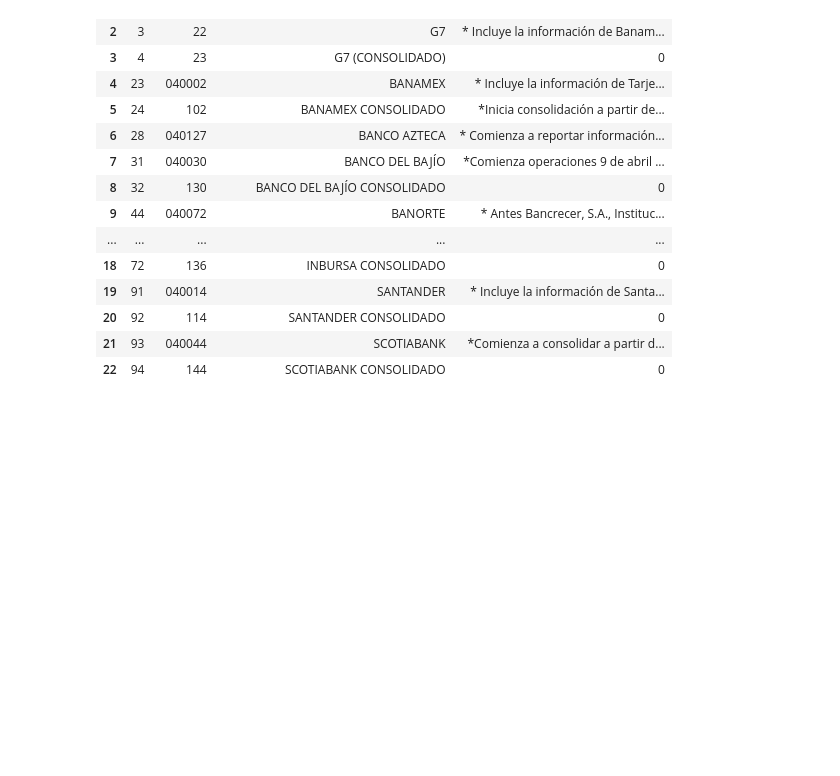
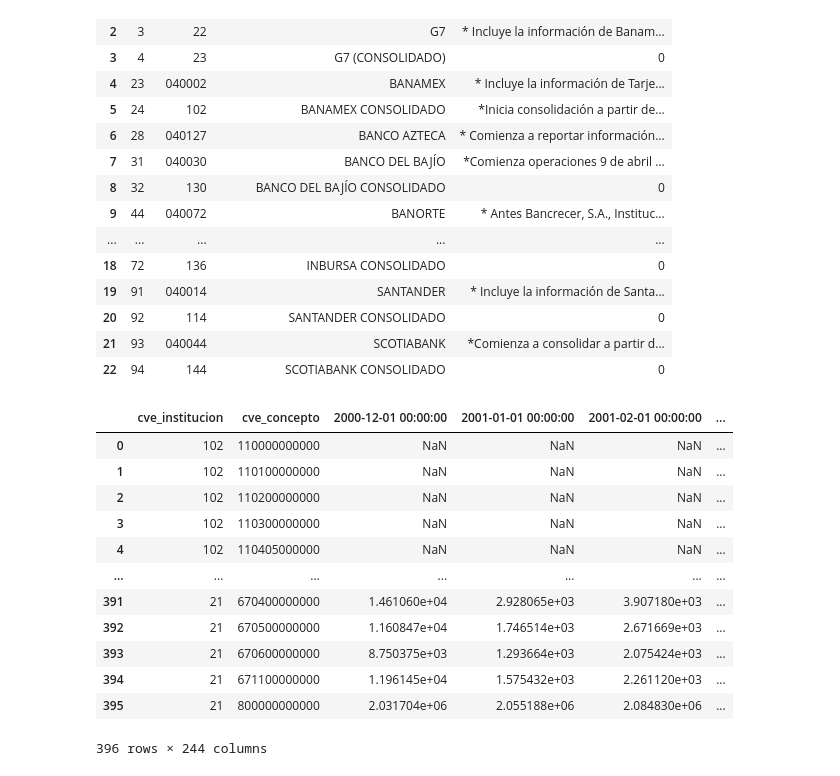
Before and after one commit to luislobo6/Sigma-final-project, a Jupyter notebook: Notebook-LMT.ipynb, the cells around one changed output. Saved outputs shown, nothing was run; the diff lists cells and outputs as text; code cells hidden in the pictures; blank space fills up the shorter version.

```diff
--- a/Notebook-LMT.ipynb
+++ b/Notebook-LMT.ipynb
@@ -361,3 +361,24 @@ bancos
 | 22 | 94 | 144 | SCOTIABANK CONSOLIDADO | 0 |
 # %%
 bancos.to_sql("banks", engine, if_exists="replace")
+# %%
+test = pd.read_sql("""SELECT *
+FROM data_clean
+WHERE cve_institucion IN ('21','102')""",engine)
+# %%
+#del test["Grand Total"]
+test
+# %% [output]
+|  | cve_institucion | cve_concepto | 2000-12-01 00:00:00 | 2001-01-01 00:00:00 | 2001-02-01 00:00:00 | ... |
+| 0 | 102 | 110000000000 | NaN | NaN | NaN | ... |
+| 1 | 102 | 110100000000 | NaN | NaN | NaN | ... |
+| 2 | 102 | 110200000000 | NaN | NaN | NaN | ... |
+| 3 | 102 | 110300000000 | NaN | NaN | NaN | ... |
+| 4 | 102 | 110405000000 | NaN | NaN | NaN | ... |
+| ... | ... | ... | ... | ... | ... | ... |
+| 391 | 21 | 670400000000 | 1.461060e+04 | 2.928065e+03 | 3.907180e+03 | ... |
+| 392 | 21 | 670500000000 | 1.160847e+04 | 1.746514e+03 | 2.671669e+03 | ... |
+| 393 | 21 | 670600000000 | 8.750375e+03 | 1.293664e+03 | 2.075424e+03 | ... |
+| 394 | 21 | 671100000000 | 1.196145e+04 | 1.575432e+03 | 2.261120e+03 | ... |
+| 395 | 21 | 800000000000 | 2.031704e+06 | 2.055188e+06 | 2.084830e+06 | ... |
+396 rows × 244 columns
```
Also changed, not shown: parts of 4 cells of this notebook, 5 other files.
